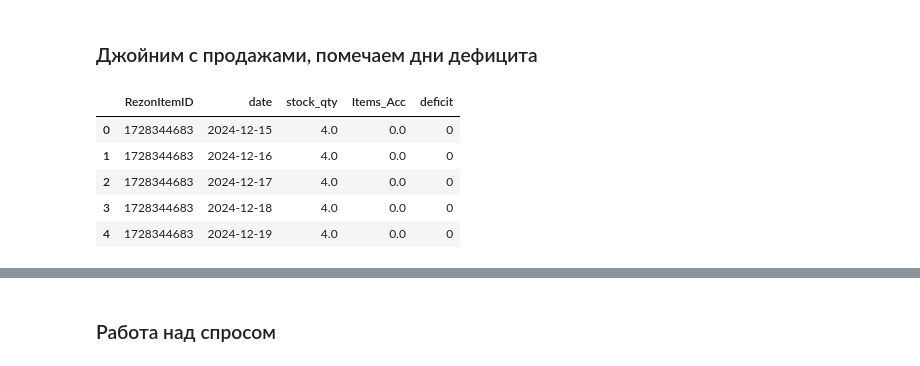
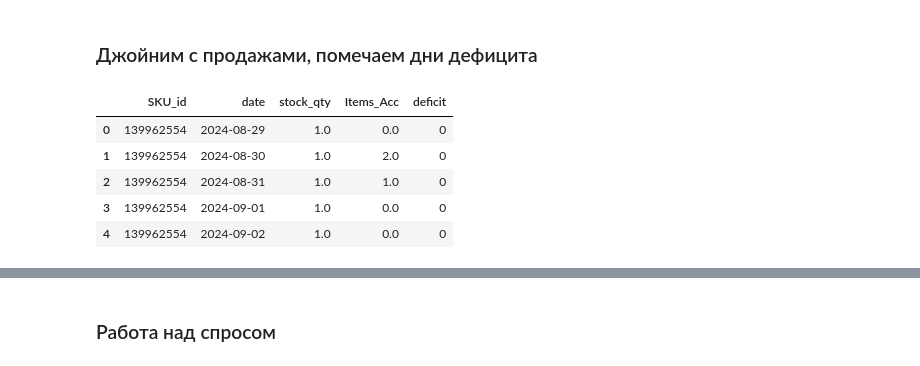
Before and after one commit to faibus/Diploma-Demand-forecasting, a Jupyter notebook: Demand restoration.ipynb, the cells around one changed output, grey strips where cells are left out. Saved outputs shown, nothing was run; the diff lists cells and outputs as text; code cells hidden in the pictures.

```diff
--- a/Demand restoration.ipynb
+++ b/Demand restoration.ipynb
@@ -9,3 +11,11 @@ from scipy.stats import poisson, ttest_ind
 # %%
-data  = pd.read_csv('/home/vfaybusovich/Auto ML dip 30.11.csv', encoding='windows-1251', sep=';')
-stock = pd.read_csv('/home/vfaybusovich/Auto ML dip stock 30.11.csv', encoding='windows-1251', sep=';')
+data  = pd.read_parquet('/home/vfaybusovich/Auto ML.parquet', engine='fastparquet')
+stock = pd.read_parquet('/home/vfaybusovich/Auto_ML stock.parquet', engine='fastparquet')
+
+# работа с уценкой
+discounted_goods = pd.read_excel('/home/vfaybusovich/Описательные характеристики SKU.xlsx')[['SKU_id', 'is_discounted']]
+discounted_goods_list = set(discounted_goods.query(" is_discounted == 1 ")['SKU_id'])
+
+# убираем уценённые товары из наших датасетов
+data = data.query("SKU_id not in @discounted_goods_list")
+stock = stock.query("SKU_id not in @discounted_goods_list")
@@ -20,0 +64,15 @@ data.head()
+# %%
+# Оставляем для каждой SKU один единственный SupplierID и SellerID
+top_supplier_seller = data.groupby(['SKU_id', 'SupplierID', 'SellerID'], as_index=False) \
+    .agg({'GMV_wo_VAT': 'sum'}) \
+    .sort_values(['SKU_id', 'GMV_wo_VAT'], ascending=[True, False]) \
+    .drop_duplicates(subset=['SKU_id'], keep='first')[['SKU_id', 'SupplierID', 'SellerID']]
+
+# Объединяем с исходным датасетом, заменяя некорректные ID
+data = data.drop(columns=['SupplierID', 'SellerID'])  # удаляем старые некорректные колонки
+data = data.merge(top_supplier_seller, on='SKU_id', how='left')
+data = data[['YYYYMM', 'Date', 'Category3', 'Category4', 'Brand', 'SupplierID', 'SellerID', 'SKU_id', 'is_promo', 'stock_qty', 'GMV_wo_VAT', 'GMV_wo_VAT_Acc', 'Items_Acc']]
+
+# Удаляем дубликаты и агрегируем значения
+data = data.groupby(['YYYYMM', 'Date', 'Category3', 'Category4', 'Brand', 'SupplierID', 'SellerID', 'SKU_id', 'is_promo'], as_index=False) \
+    .agg({'stock_qty': 'mean', 'GMV_wo_VAT': 'sum', 'GMV_wo_VAT_Acc': 'sum', 'Items_Acc': 'sum'})
@@ -23,13 +100,13 @@ data.head()
 stock = stock.rename(columns = {'DATE': 'date'})
 
 # Получаем уникальные товары
-unique_items = data['RezonItemID'].unique()
+unique_items = data['SKU_id'].unique()
 
 # Создаем полный диапазон дат
 date_range = pd.date_range(start = '2024-01-01', end = '2025-09-30', freq='D')
 
 # Создаем MultiIndex со всеми комбинациями товар-дата
-multi_index = pd.MultiIndex.from_product([unique_items, date_range], names = ['RezonItemID', 'date'])
+multi_index = pd.MultiIndex.from_product([unique_items, date_range], names = ['SKU_id', 'date'])
 
 # Создаем полный датафрейм-шаблон
 complete_template = pd.DataFrame(index=multi_index).reset_index()
@@ -46,8 +127,8 @@ stock = stock.rename(columns={'DATE': 'date'})
 # Теперь объединяем
 merged_df = pd.merge(
     complete_template,
-    stock[['RezonItemID', 'date', 'stock_qty']],
-    on=['RezonItemID', 'date'],
+    stock[['SKU_id', 'date', 'stock_qty']],
+    on=['SKU_id', 'date'],
     how='left'
 )
 
@@ -55,10 +136,10 @@ merged_df = pd.merge(
 merged_df['stock_qty'] = merged_df['stock_qty'].fillna(0)
 
 # Находим первую дату с положительным стоком для каждого товара
-first_stock_dates = merged_df[merged_df['stock_qty'] > 0].groupby('RezonItemID')['date'].min()
+first_stock_dates = merged_df[merged_df['stock_qty'] > 0].groupby('SKU_id')['date'].min()
 
 # Создаем Series с первой датой для каждого товара
-first_dates_series = merged_df['RezonItemID'].map(first_stock_dates)
+first_dates_series = merged_df['SKU_id'].map(first_stock_dates)
 
 # Фильтруем: оставляем только строки, где дата >= первой даты с стоком
 mask = (merged_df['date'] >= first_dates_series) | first_dates_series.isna()
@@ -282,18 +324,18 @@ cleaned_df = remove_long_stock_breaks_ultra_fast(filtered_df, max_break_days=11)
 # %%
 data = data.rename(columns = {'Date': 'date'})
 data['date'] = pd.to_datetime(data['date'])
 
 cleaned_df = pd.merge(cleaned_df,
-                      data[['date', 'RezonItemID', 'Items_Acc']],
-                      on  = ['RezonItemID', 'date'],
+                      data[['date', 'SKU_id', 'Items_Acc']],
+                      on  = ['SKU_id', 'date'],
                       how ='left').fillna(0)
 
 cleaned_df['deficit'] = (cleaned_df['stock_qty'] == 0).astype(int)
 cleaned_df.head()
 # %% [output]
-|  | RezonItemID | date | stock_qty | Items_Acc | deficit |
-| 0 | 1728344683 | 2024-12-15 | 4.0 | 0.0 | 0 |
-| 1 | 1728344683 | 2024-12-16 | 4.0 | 0.0 | 0 |
-| 2 | 1728344683 | 2024-12-17 | 4.0 | 0.0 | 0 |
-| 3 | 1728344683 | 2024-12-18 | 4.0 | 0.0 | 0 |
-| 4 | 1728344683 | 2024-12-19 | 4.0 | 0.0 | 0 |
+|  | SKU_id | date | stock_qty | Items_Acc | deficit |
+| 0 | 139962554 | 2024-08-29 | 1.0 | 0.0 | 0 |
+| 1 | 139962554 | 2024-08-30 | 1.0 | 2.0 | 0 |
+| 2 | 139962554 | 2024-08-31 | 1.0 | 1.0 | 0 |
+| 3 | 139962554 | 2024-09-01 | 1.0 | 0.0 | 0 |
+| 4 | 139962554 | 2024-09-02 | 1.0 | 0.0 | 0 |
```
Also changed, not shown: parts of 25 cells of this notebook.
